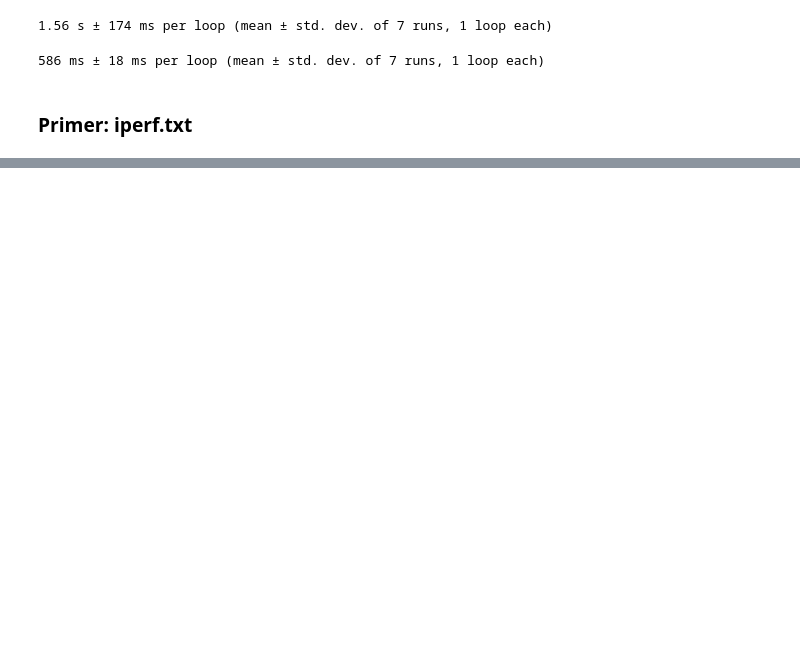
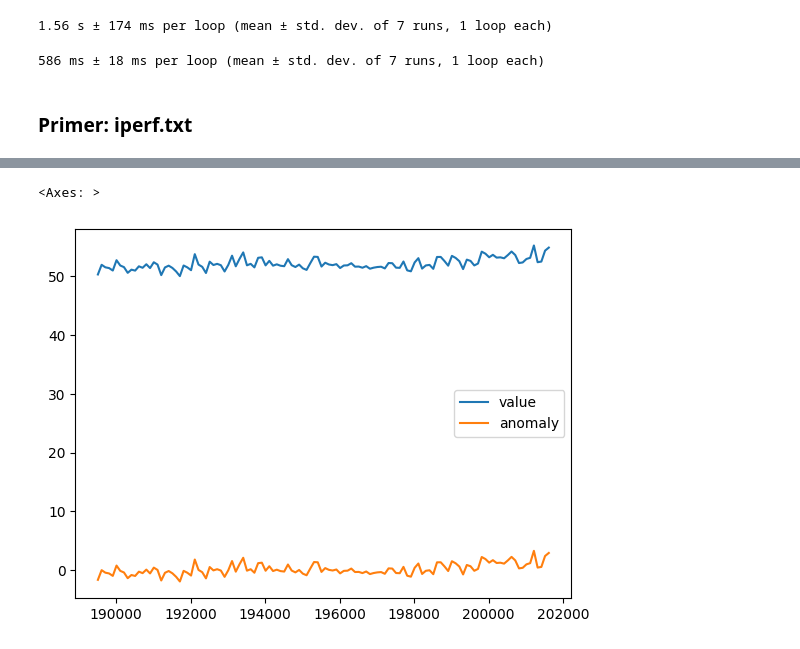
Before and after one commit to icta-tecaji/python-data-analysis-public, a Jupyter notebook: Del_05_Uvoz_podatkov/05_Uvoz_podatkov_CLEAN.ipynb, the cells around one changed output, grey strips where cells are left out. Saved outputs shown, nothing was run; the diff lists cells and outputs as text; code cells hidden in the pictures; blank space fills up the shorter version.

```diff
--- a/Del_05_Uvoz_podatkov/05_Uvoz_podatkov_CLEAN.ipynb
+++ b/Del_05_Uvoz_podatkov/05_Uvoz_podatkov_CLEAN.ipynb
@@ -130,0 +243,12 @@ mpls
+# %%
+# 2. način
+import json
+
+with open("data/ocenas.json", "r") as json_file:
+    data = json.load(json_file)
+
+oceans = pd.DataFrame(data["data"].values(), index=data["data"].keys())
+oceans = oceans.rename(columns={0: "temp_anomaly_clesius"})
+oceans.index.name = "year"
+oceans.index = pd.to_datetime(oceans.index).year
+oceans.head()
@@ -130,0 +265,9 @@ mpls
+# %%
+import json
+import io
+
+with open("data/temperatures.json") as f:
+    data = json.load(f)
+
+temperatures = pd.read_json(io.StringIO(json.dumps(data["data"])), orient='index')
+temperatures.head()
@@ -130,0 +281,5 @@ mpls
+# %%
+temperatures.plot()
+# %% [output]
+<Axes: >
+[figure, added]
```
Also changed, not shown: parts of 38 cells of this notebook, 6 other files.
